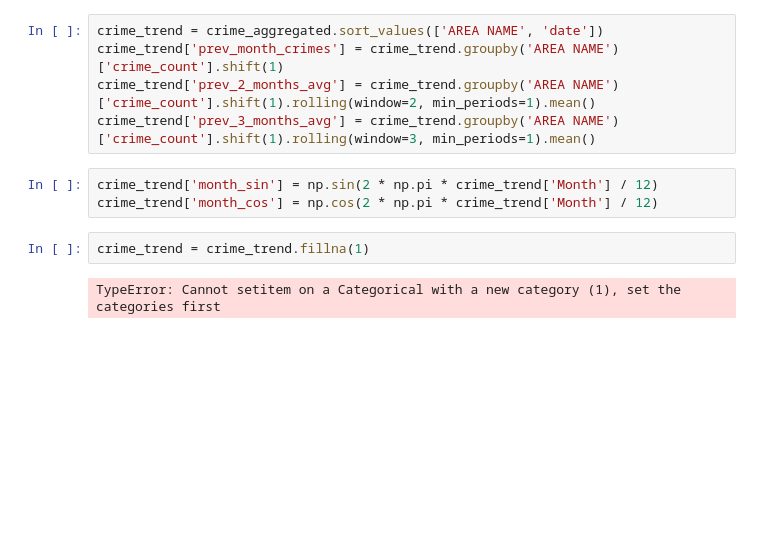
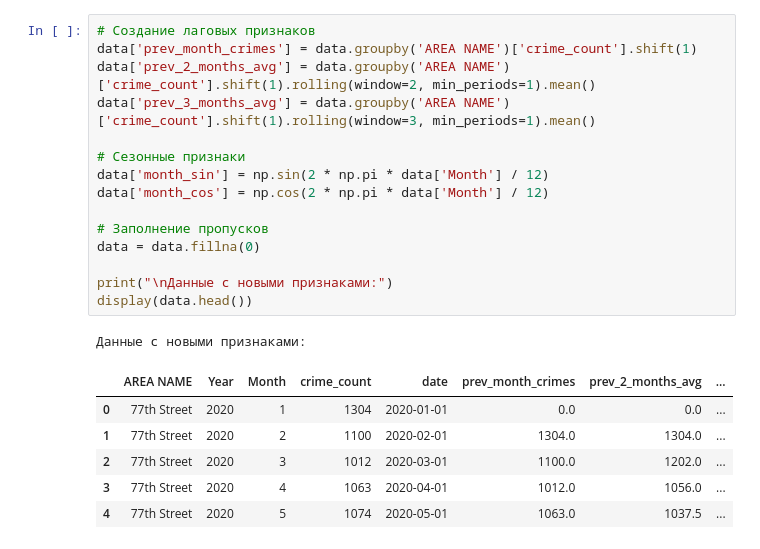
Before and after one commit to 2pizzzza/CrimeRatePredictor, a Jupyter notebook: main.ipynb, the cells around one changed output. Cells and saved outputs as stored; diff of their text form; blank space fills up the shorter version.

```diff
--- a/main.ipynb
+++ b/main.ipynb
@@ -250,12 +56,23 @@ crime_aggregated['date'] = pd.to_datetime(crime_aggregated[['Year', 'Month']].as
 # %%
-crime_trend = crime_aggregated.sort_values(['AREA NAME', 'date'])
-crime_trend['prev_month_crimes'] = crime_trend.groupby('AREA NAME')['crime_count'].shift(1)
-crime_trend['prev_2_months_avg'] = crime_trend.groupby('AREA NAME')['crime_count'].shift(1).rolling(window=2, min_periods=1).mean()
-crime_trend['prev_3_months_avg'] = crime_trend.groupby('AREA NAME')['crime_count'].shift(1).rolling(window=3, min_periods=1).mean()
+# Создание лаговых признаков
+data['prev_month_crimes'] = data.groupby('AREA NAME')['crime_count'].shift(1)
+data['prev_2_months_avg'] = data.groupby('AREA NAME')['crime_count'].shift(1).rolling(window=2, min_periods=1).mean()
+data['prev_3_months_avg'] = data.groupby('AREA NAME')['crime_count'].shift(1).rolling(window=3, min_periods=1).mean()
+
+# Сезонные признаки
+data['month_sin'] = np.sin(2 * np.pi * data['Month'] / 12)
+data['month_cos'] = np.cos(2 * np.pi * data['Month'] / 12)
+
+# Заполнение пропусков
+data = data.fillna(0)
+
+print("\nДанные с новыми признаками:")
+display(data.head())
+# %% [output]
+Данные с новыми признаками:
+|  | AREA NAME | Year | Month | crime_count | date | prev_month_crimes | prev_2_months_avg | ... |
+| 0 | 77th Street | 2020 | 1 | 1304 | 2020-01-01 | 0.0 | 0.0 | ... |
+| 1 | 77th Street | 2020 | 2 | 1100 | 2020-02-01 | 1304.0 | 1304.0 | ... |
+| 2 | 77th Street | 2020 | 3 | 1012 | 2020-03-01 | 1100.0 | 1202.0 | ... |
+| 3 | 77th Street | 2020 | 4 | 1063 | 2020-04-01 | 1012.0 | 1056.0 | ... |
+| 4 | 77th Street | 2020 | 5 | 1074 | 2020-05-01 | 1063.0 | 1037.5 | ... |
-# %%
-crime_trend['month_sin'] = np.sin(2 * np.pi * crime_trend['Month'] / 12)
-crime_trend['month_cos'] = np.cos(2 * np.pi * crime_trend['Month'] / 12)
-# %%
-crime_trend = crime_trend.fillna(1)
-# %% [output]
-TypeError: Cannot setitem on a Categorical with a new category (1), set the categories first
```
Also changed, not shown: parts of 32 cells of this notebook, 4 other files.
